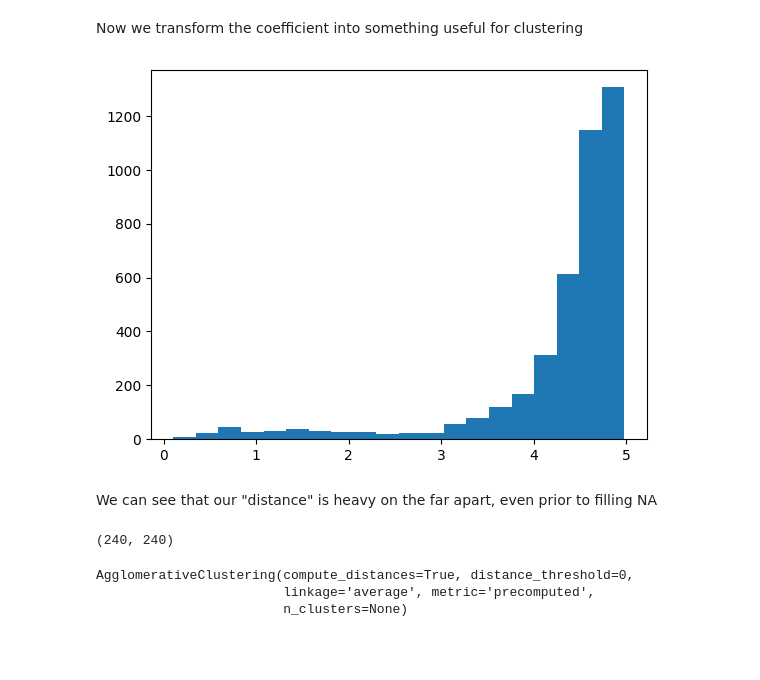
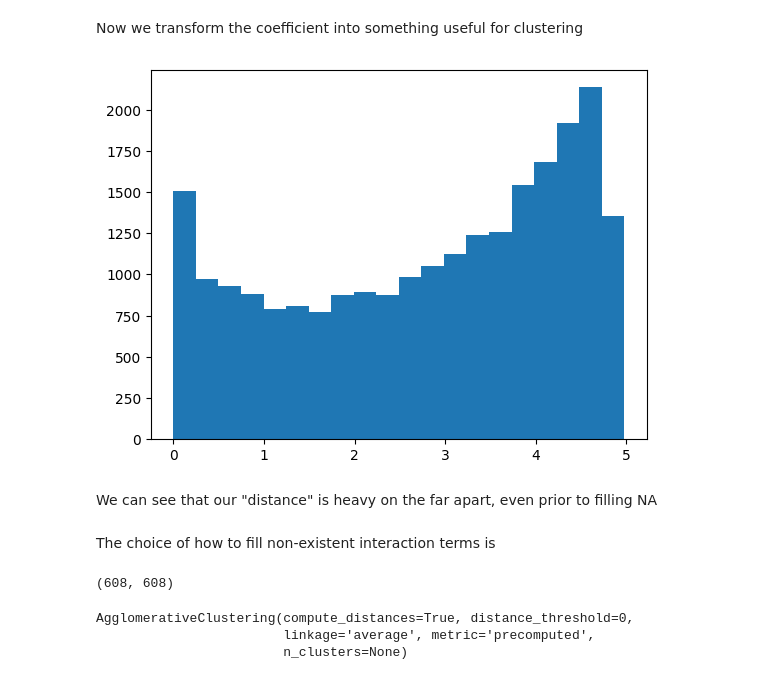
Before and after one commit to NIGHTF1RE/NaturalLanguageProcessing, a Jupyter notebook: Clustering/Ecommerce Site Event Clustering/EcommerceSiteEvent.ipynb, the cells around one changed output. Saved outputs shown, nothing was run; the diff lists cells and outputs as text; code cells hidden in the pictures; blank space fills up the shorter version.

```diff
--- a/Clustering/Ecommerce Site Event Clustering/EcommerceSiteEvent.ipynb
+++ b/Clustering/Ecommerce Site Event Clustering/EcommerceSiteEvent.ipynb
@@ -189,19 +171,21 @@ filt_pair_df.head(50)
 # %% [markdown]
 Now we transform the coefficient into something useful for clustering
 # %%
-filt_pair_df.loc[:,'transformed_coefficient'] = 5/(1+np.power(filt_pair_df['coefficient'],1))
-_ = plt.hist(filt_pair_df['transformed_coefficient'], bins=20)
+pair_df.loc[:,'transformed_coefficient'] = 5/(1+np.power(pair_df['coefficient'],1))
+_ = plt.hist(pair_df['transformed_coefficient'], bins=20)
 # %% [output]
-[figure, old version]
+[figure, new version]
 # %% [markdown]
 We can see that our "distance" is heavy on the far apart, even prior to filling NA
+# %% [markdown]
+The choice of how to fill non-existent interaction terms is
 # %%
-dists = concatenated_df.pivot(index='category_id1', columns='category_id2', values='transformed_coefficient').fillna(4)
+dists = pair_df.pivot(index='category_id1', columns='category_id2', values='transformed_coefficient').fillna(4)
 for cat in dists.columns:
     dists.loc[cat,cat] = 0
 dists.shape
 # %% [output]
-(240, 240)
+(608, 608)
 # %%
 ac = cluster.AgglomerativeClustering(n_clusters=None, distance_threshold=0, metric='precomputed', linkage='average', compute_distances=True)
 ac.fit(dists)
```
Also changed, not shown: parts of 3 cells of this notebook, 1 other file.
